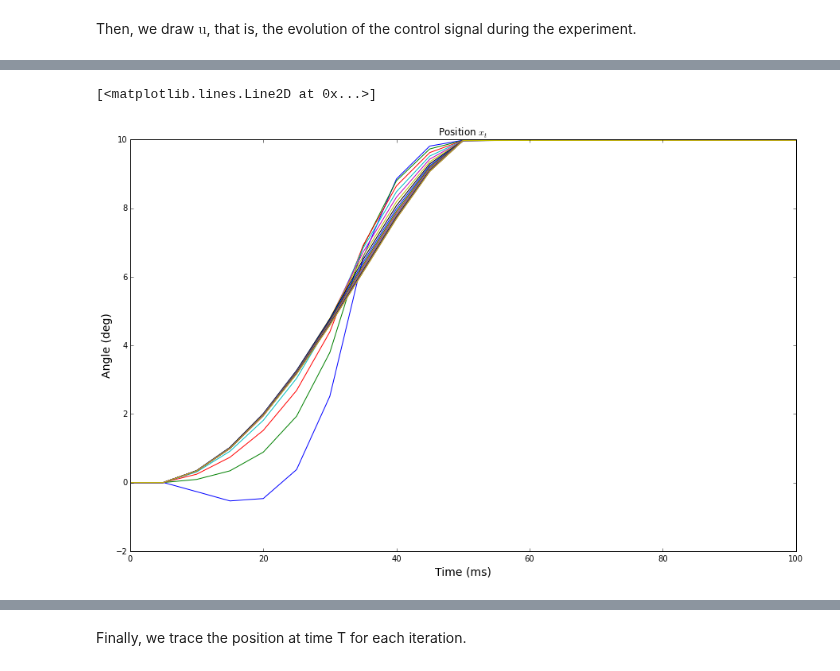
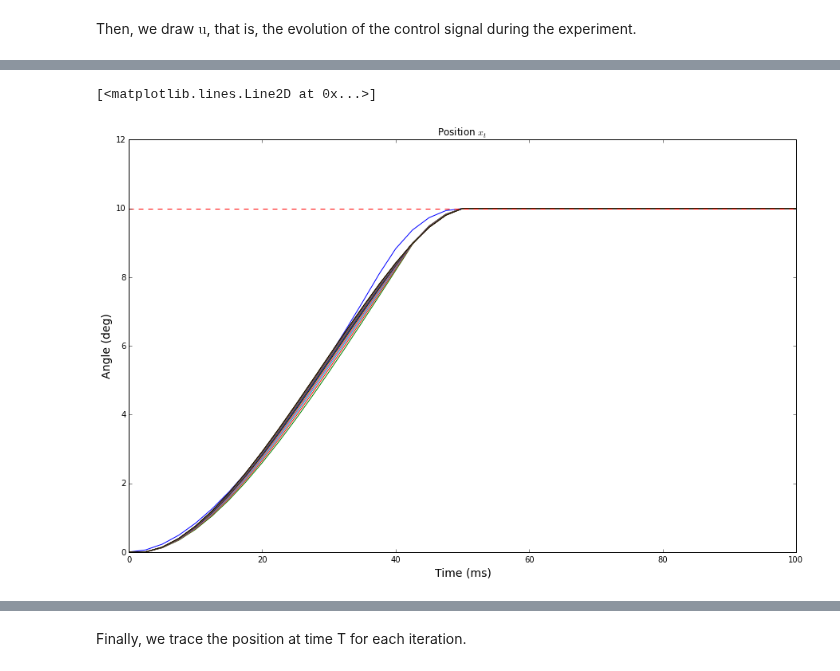
Before and after one commit to AnaideT/OptimalPrecision, a Jupyter notebook: 2017-06-13 Generalized coordinates.ipynb, the cells around one changed output, grey strips where cells are left out. Cells and saved outputs as stored; diff of their text form; code cells hidden in the pictures.

```diff
--- a/2017-06-13 Generalized coordinates.ipynb
+++ b/2017-06-13 Generalized coordinates.ipynb
@@ -190,17 +190,29 @@ def cost_deriv(u, i):
         return (2*np.transpose(ci[:,0:(T+R-i)])*([expectation(u,t).tolist() for t in (i+1+np.arange(R+T-i))]-xT)*mult_v).sum() + 2*(m**2)*k*u[i]*(ci0_array[0:(T+R-i)]**2).sum()
 # %%
 niter = 500000
-eta = 20000
+eta = 200000
 # %%
 import time
+# %%
+ubang = np.array([ 19662.047045,  19662.047045,  19662.047045,  19662.047045,
+        19662.047045,  19662.047045,  19662.047045,  19662.047045,
+        19662.047045,  19662.047045,  19662.047045,  19662.047045,
+        19662.047045,  19662.047045,  19662.047045, -19662.047045,
+       -19662.047045, -19662.047045, -19662.047045, -19662.047045,
+            0.      ,      0.      ,      0.      ,      0.      ,
+            0.      ,      0.      ,      0.      ,      0.      ,
+            0.      ,      0.      ,      0.      ,      0.      ,
+            0.      ,      0.      ,      0.      ,      0.      ,
+            0.      ,      0.      ,      0.      ,      0.      ,      0.      ])
 # %%
 #np.random.seed(42)
 #u = np.random.uniform(-5, 5, T+R+1)
 #u[T:T+R+1]=0
 debut = time.time()
-u = 13000* np.ones(T+R+1)
-u[T-4:T] *= -3
-u[T:(T+R+1)] = 0
+#u = 20000* np.ones(T+R+1)
+#u[T-4:T] *= -3
+#u[T:(T+R+1)] = 0
+u = ubang.copy()
 a = np.zeros((niter+1, T+R+1)) # To save the evolution of the values of u at each iteration
 a[0, :] = u.copy()
 for i_iter in np.arange(niter):
@@ -256,3 +276,14 @@ for i in np.arange(niter+1):
         mean = expectation(a[i,:], j)
         position[i,j] = mean[0]
         velocity[i,j] = mean[1]
+# %%
+position[0] = np.array([  0.        ,   0.05896178,   0.22651294,   0.48989389,
+         0.83784434,   1.2604271 ,   1.74887265,   2.2954419 ,
+         2.89330515,   3.53643519,   4.21951302,   4.93784467,
+         5.68728769,   6.46418641,   7.26531469,   8.08691462,
+         8.83033415,   9.37088202,   9.73239626,   9.93591389,
+        10.        ,  10.        ,  10.        ,  10.        ,
+        10.        ,  10.        ,  10.        ,  10.        ,
+        10.        ,  10.        ,  10.        ,  10.        ,
+        10.        ,  10.        ,  10.        ,  10.        ,
+        10.        ,  10.        ,  10.        ,  10.        ,  10.        ])
@@ -259,6 +301,7 @@ for i in np.arange(niter+1):
 # %%
-plot_position(position[10000:niter+1], 10000, 200000-10000, 0.05, 0.05, 0.005)
+plot_position(position, 25000, 500000, 0.05, 0.05, 0.0025)
 plt.plot([0,100],[10,10],'r--')
+plt.plot([0,0],[11,11],'r--')
 # %% [output]
 [<matplotlib.lines.Line2D at 0x...>]
-[figure, old version]
+[figure, new version]
```
Also changed, not shown: parts of 36 cells of this notebook, 2 other files.
